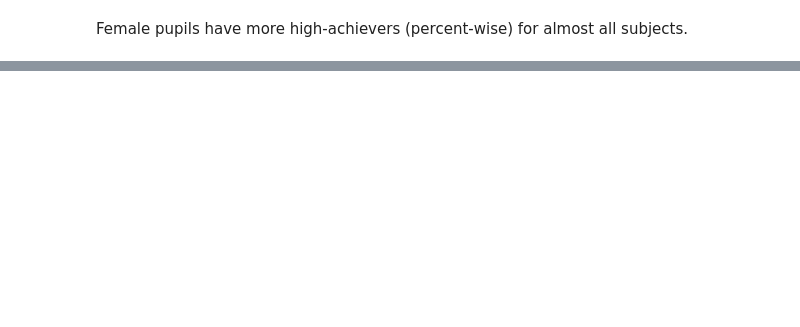
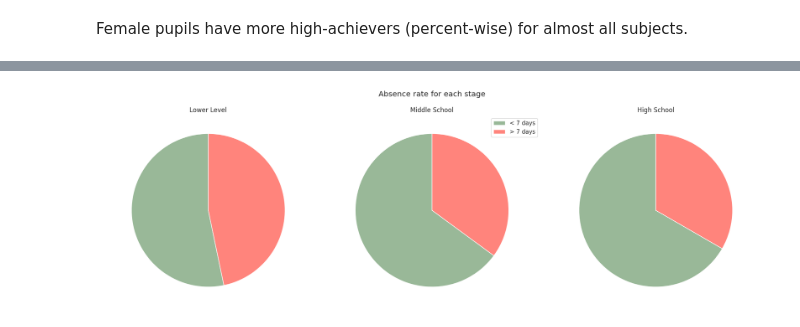
Before and after one commit to vasia-korz/ml_case_study, a Jupyter notebook: attribute_analysis.ipynb, the cells around one changed output, grey strips where cells are left out. Drawn from its saved outputs; the diff is of its cells as text; code cells hidden in the pictures; blank space fills up the shorter version.

```diff
--- a/attribute_analysis.ipynb
+++ b/attribute_analysis.ipynb
@@ -663,0 +707,39 @@ Female pupils have more high-achievers (percent-wise) for almost all subjects.
+# %%
+# NOT THAT INTERESTING
+
+low = df[df['StageID'] == 'lowerlevel']
+mid = df[df['StageID'] == 'MiddleSchool']
+high = df[df['StageID'] == 'HighSchool']
+
+low_under7 = low[(low["StudentAbsenceDays"] == "Under-7")]
+mid_under7 = mid[(mid["StudentAbsenceDays"] == "Under-7")]
+high_under7 = high[(high["StudentAbsenceDays"] == "Under-7")]
+
+low_above7 = low[(low["StudentAbsenceDays"] == "Above-7")]
+mid_above7 = mid[(mid["StudentAbsenceDays"] == "Above-7")]
+high_above7 = high[(high["StudentAbsenceDays"] == "Above-7")]
+
+low_class = len(low_under7) / len(low), len(low_above7) / len(low)
+mid_class = len(mid_under7) / len(mid), len(mid_above7) / len(mid)
+high_class = len(high_under7) / len(high), len(high_above7) / len(high)
+
+fig, axs = plt.subplots(1, 3, figsize=(18, 6))
+axs[0].pie(low_class, labels=None, startangle=90, colors=boolean_color_palette)
+axs[0].set_title('Lower Level')
+
+axs[1].pie(mid_class, labels=None, startangle=90, colors=boolean_color_palette)
+axs[1].set_title('Middle School')
+
+axs[2].pie(high_class, labels=None, startangle=90, colors=boolean_color_palette)
+axs[2].set_title('High School')
+
+fig.suptitle('Absence rate for each stage')
+
+for ax in axs:
+    ax.axis('equal')
+
+axs[1].legend(['< 7 days', '> 7 days'], loc="best")
+plt.tight_layout()
+plt.show()
+# %% [output]
+[figure, added]
```
Also changed, not shown: parts of 22 cells of this notebook.
